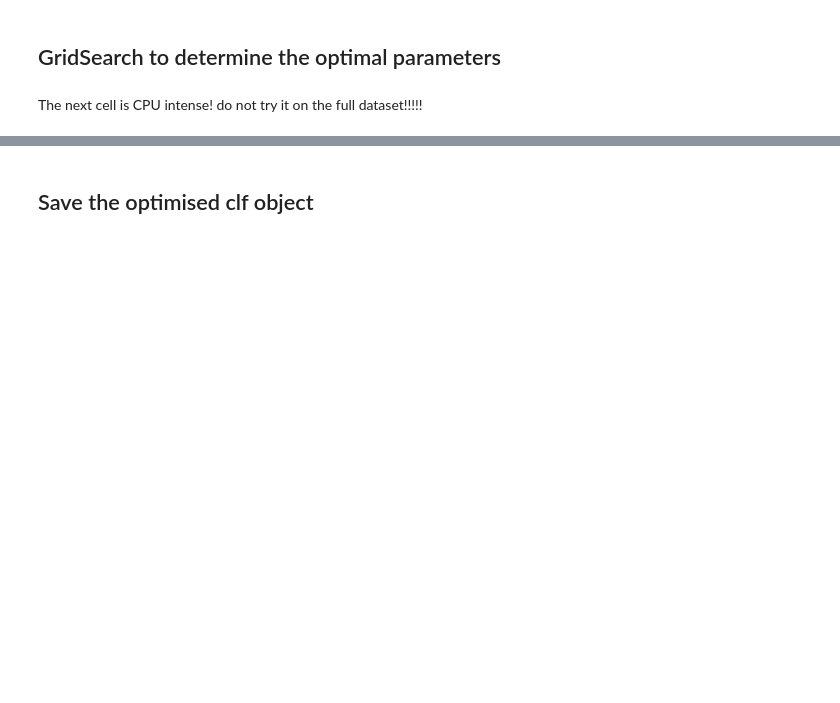
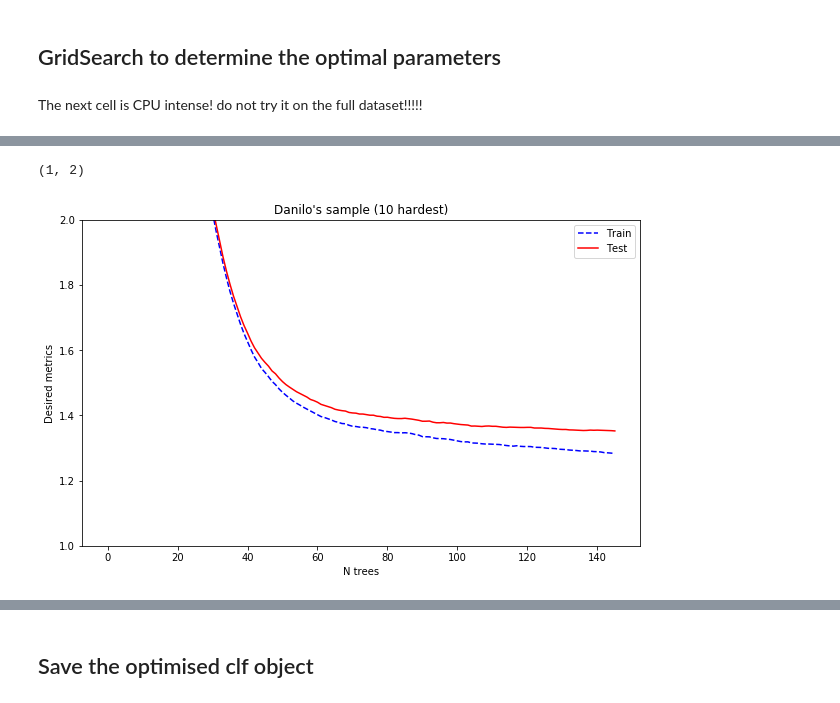
Before and after one commit to mlisovyi/IML_challenge_2018, a Jupyter notebook: EDA_and_lightgbm.ipynb, the cells around one changed output, grey strips where cells are left out. Saved outputs shown, nothing was run; the diff lists cells and outputs as text; code cells hidden in the pictures; blank space fills up the shorter version.

```diff
--- a/EDA_and_lightgbm.ipynb
+++ b/EDA_and_lightgbm.ipynb
@@ -208,3 +192,10 @@ gs1.cv_results_
+# %%
+param_test_list = [{'max_depth': sp_randint(10, 15),
+                    'num_leaves': sp_randint(200, 1000),
+                    'min_child_weight': sp_randint(1, 10),
+                    'subsample': sp_uniform(loc=0.6, scale=0.4),
+                    'colsample_bytree': sp_uniform(loc=0.6, scale=0.4)},
+               {'min_child_weight': sp_randint(10, 1000)}]
 # %%
 cv_results=[]
 # %%
@@ -228,0 +224,18 @@ for param_test in param_test_list:
+# %%
+lgb_params = {'learning_rate':0.1, 'n_estimators':500,
+              'silent':1, 'random_state': 314, 'seed': 314, 'n_jobs':4,
+              'colsample_bytree': 0.95, 'max_depth': 12, 'min_child_weight': 5,
+                  'num_leaves': 400, 'subsample': 0.95,
+                  'reg_lambda': 1, 'reg_alpha': 0.001}
+clf = lgb.LGBMRegressor(**lgb_params)
+# %%
+nEarlyStop=50
+
+clf.fit(X_train, y_train,
+            eval_set=[(X_test, y_test)],
+            eval_names=['validation_1'],
+            eval_metric=evaluate_loss_lgb,
+            early_stopping_rounds=nEarlyStop,
+            verbose=50)
+
+evaluate_loss(y_test, clf.predict(X_test,))
@@ -228,0 +249,12 @@ for param_test in param_test_list:
+# %%
+nEarlyStop=50
+clf.set_params(**{'objective': 'regression'})
+
+clf.fit(X_train, y_train,
+            eval_set=[(X_train, y_train), (X_test, y_test)],
+            eval_names=['validation_0', 'validation_1'],
+            eval_metric=evaluate_loss_lgb,
+            early_stopping_rounds=nEarlyStop,
+            verbose=50)
+
+evaluate_loss(y_test, clf.predict(X_test))
@@ -228,0 +268,6 @@ for param_test in param_test_list:
+# %%
+plotClfPerfEvolution(clf, title='Danilo\'s sample (10 hardest)', nEarlyStop=nEarlyStop )
+plt.ylim((1,2))
+# %% [output]
+(1, 2)
+[figure, added]
```
Also changed, not shown: parts of 47 cells of this notebook.
